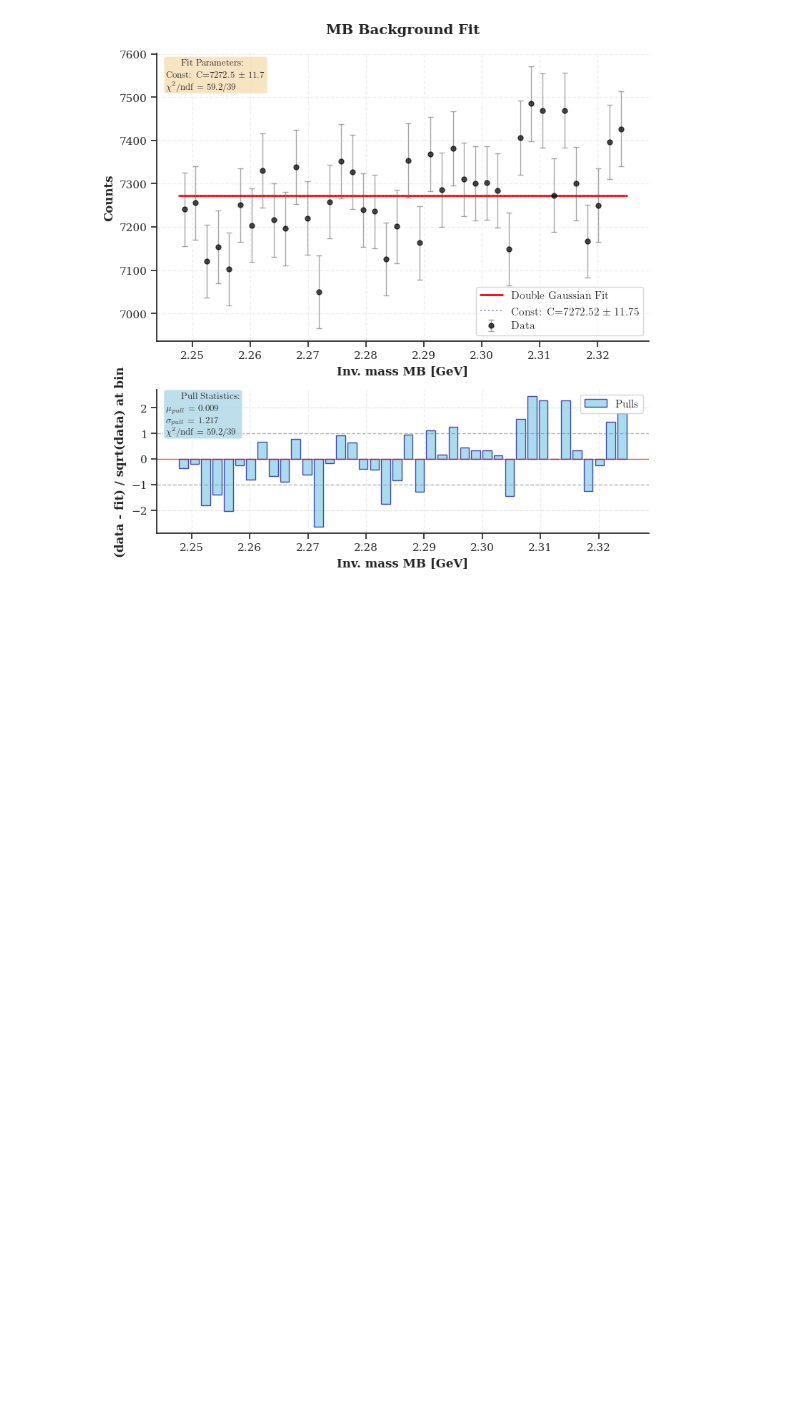
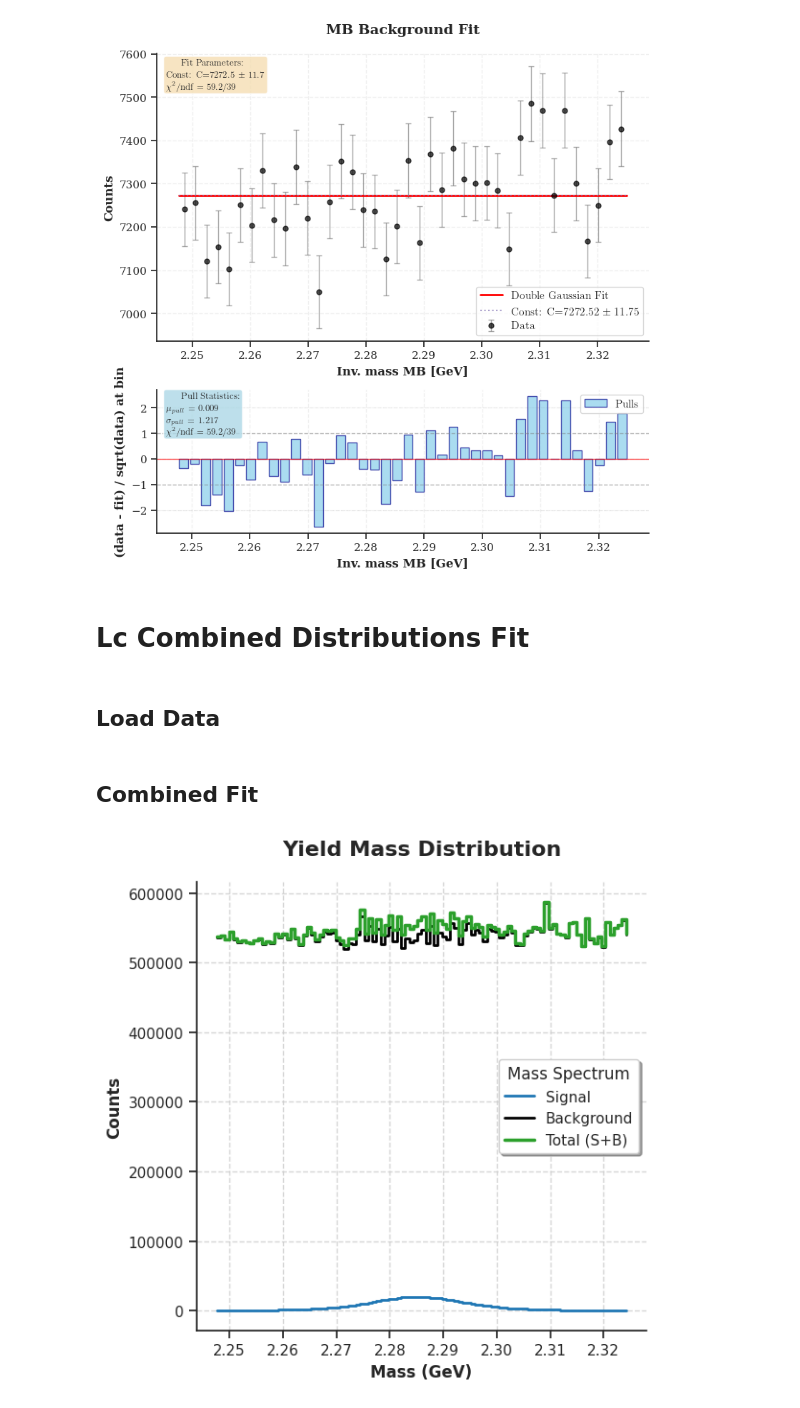
Before and after one commit to ArtSmirnovCH/SPD-Lc-pKpi-27, a Jupyter notebook: analysis_notebooks/supporting analysis/fits.ipynb, the cells around one changed output. Drawn from its saved outputs; the diff is of its cells as text; code cells hidden in the pictures; blank space fills up the shorter version.

```diff
--- a/analysis_notebooks/supporting analysis/fits.ipynb
+++ b/analysis_notebooks/supporting analysis/fits.ipynb
@@ -893,3 +905,44 @@ Fit parameters with errors:
 Constant: C = 7272.5194 +- 11.7492
 ============================================================
 [figure]
+# %% [markdown]
+# Lc Combined Distributions Fit
+# %% [markdown]
+## Load Data
+# %%
+test_df = pd.read_csv('/home/ome123/Рабочий стол/SPD/SPD_Lc_pKpi_27/Data/proc_df_test_1.csv').drop('Unnamed: 0', axis=1)
+
+assert not test_df.isna().sum().sum(), 'Test, data containes NaNs!!'
+# %% [markdown]
+## Combined Fit
+# %%
+sig_mass_distr = test_df.loc[test_df['tag'] == 'Sig', 'mass_Lc']
+bg_mass_distr = test_df.loc[test_df['tag'] == 'Bg', 'mass_Lc']
+
+sig_eff = 0.0297
+bg_eff = 6.186e-5
+
+total_heights, total_heights_errors, sig_heights, sig_heights_errors, bg_heights, bg_heights_errors, bin_edges, bin_centers = get_mass_distributions(
+    sig_mass_distr=sig_mass_distr,
+    bg_mass_distr=bg_mass_distr,
+    have_sig_events=CFG.have_sig_events_1 / sig_eff,
+    have_bg_events=CFG.have_bg_events_1 / bg_eff,
+    mass_interval=CFG.mass_interval,
+    gev_per_bin=0.000773
+)
+# %%
+total_spectrum(
+    sig_mass_distr=sig_mass_distr,
+    bg_mass_distr=bg_mass_distr,
+    have_sig_events=CFG.have_sig_events_1 / sig_eff,
+    have_bg_events=CFG.have_bg_events_1 / bg_eff,
+    mass_interval=CFG.mass_interval,
+    gev_per_bin=0.000773,
+    log_y=False,
+    only_total=False,
+    line_style='-'
+)
+
+plt.savefig(f'/home/ome123/Рабочий стол/SPD/SPD_Lc_pKpi_27/plots/mass_stats_after_selection_cut_based_1.pdf', bbox_inches='tight')
+# %% [output]
+[figure, added]
```
Also changed, not shown: parts of 20 cells of this notebook, 29 other files.
